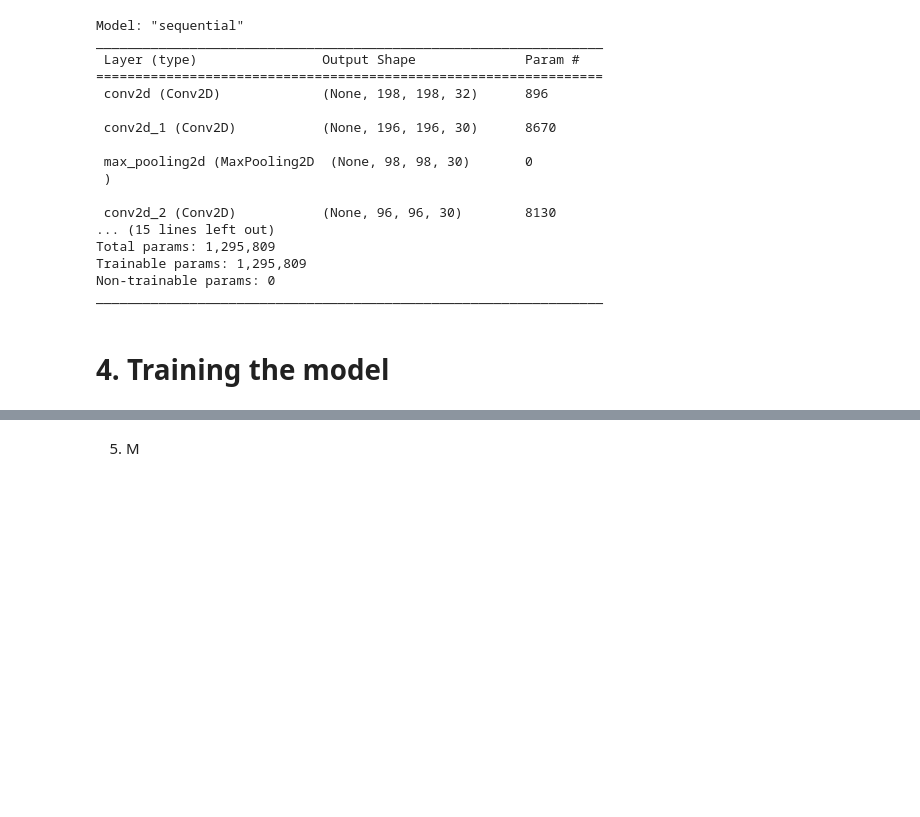
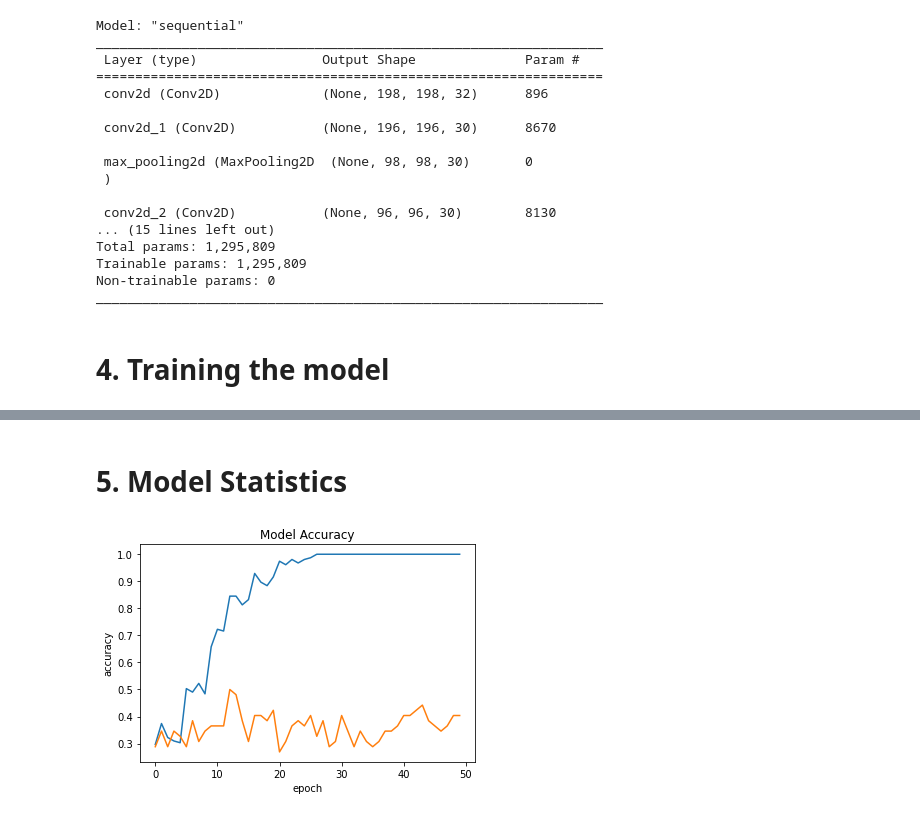
Before and after one commit to prp-e/improved_seefood, a Jupyter notebook: Improved Hotdog Classifier.ipynb, the cells around one changed output, grey strips where cells are left out. Cells and saved outputs as stored; diff of their text form; code cells hidden in the pictures; blank space fills up the shorter version.

Commit message:
Saw model stats, seemed a little bit awful

```diff
--- a/Improved Hotdog Classifier.ipynb
+++ b/Improved Hotdog Classifier.ipynb
@@ -179,5 +179,14 @@ Epoch 49/50
 4/4 [==============================] - 6s 1s/step - loss: 0.0072 - acc: 1.0000 - val_loss: 1.9051 - val_acc: 0.4038
 Epoch 50/50
 4/4 [==============================] - 6s 1s/step - loss: 0.0068 - acc: 1.0000 - val_loss: 1.9216 - val_acc: 0.4038
-# %% [markdown]
-5. M
+# %% [markdown]
+# 5. Model Statistics
+# %%
+plt.plot(history.history['acc'])
+plt.plot(history.history['val_acc'])
+plt.title('Model Accuracy')
+plt.ylabel('accuracy')
+plt.xlabel('epoch')
+plt.show()
+# %% [output]
+[figure, added]
```
Also changed, not shown: parts of 1 cell of this notebook.
